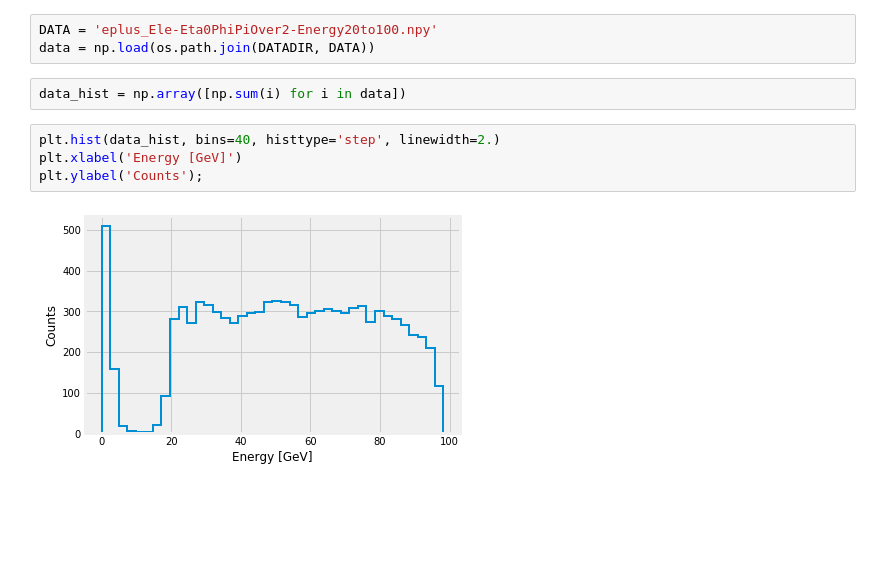
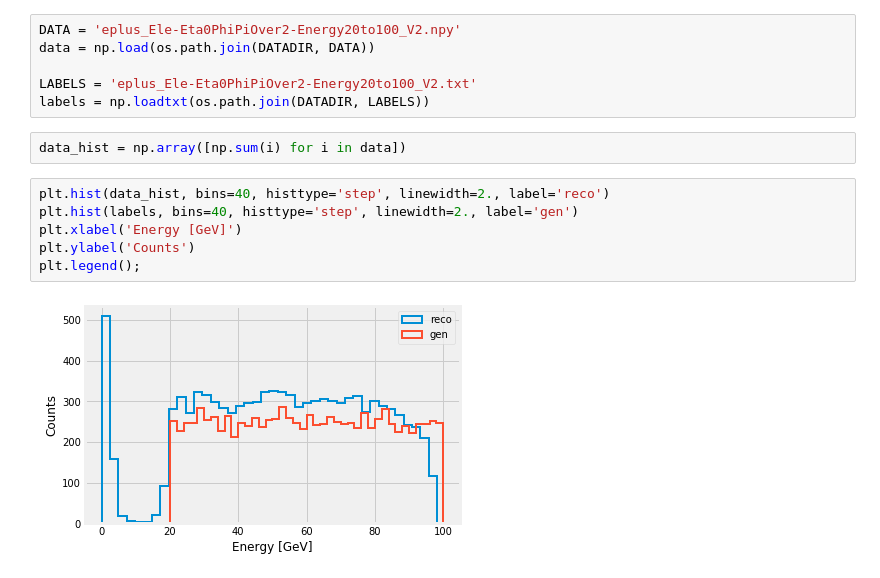
Before and after one commit to jruizvar/cnn-model, a Jupyter notebook: notebooks/analysis.ipynb, the cells around one changed output. Drawn from its saved outputs; the diff is of its cells as text; blank space fills up the shorter version.

```diff
--- a/notebooks/analysis.ipynb
+++ b/notebooks/analysis.ipynb
@@ -93,13 +93,18 @@ ax[1].legend();
 # %% [markdown]
 # Energy Regression
 # %%
-DATA = 'eplus_Ele-Eta0PhiPiOver2-Energy20to100.npy'
+DATA = 'eplus_Ele-Eta0PhiPiOver2-Energy20to100_V2.npy'
 data = np.load(os.path.join(DATADIR, DATA))
+
+LABELS = 'eplus_Ele-Eta0PhiPiOver2-Energy20to100_V2.txt'
+labels = np.loadtxt(os.path.join(DATADIR, LABELS))
 # %%
 data_hist = np.array([np.sum(i) for i in data])
 # %%
-plt.hist(data_hist, bins=40, histtype='step', linewidth=2.)
+plt.hist(data_hist, bins=40, histtype='step', linewidth=2., label='reco')
+plt.hist(labels, bins=40, histtype='step', linewidth=2., label='gen')
 plt.xlabel('Energy [GeV]')
-plt.ylabel('Counts');
+plt.ylabel('Counts')
+plt.legend();
 # %% [output]
-[figure, old version]
+[figure, new version]
```
